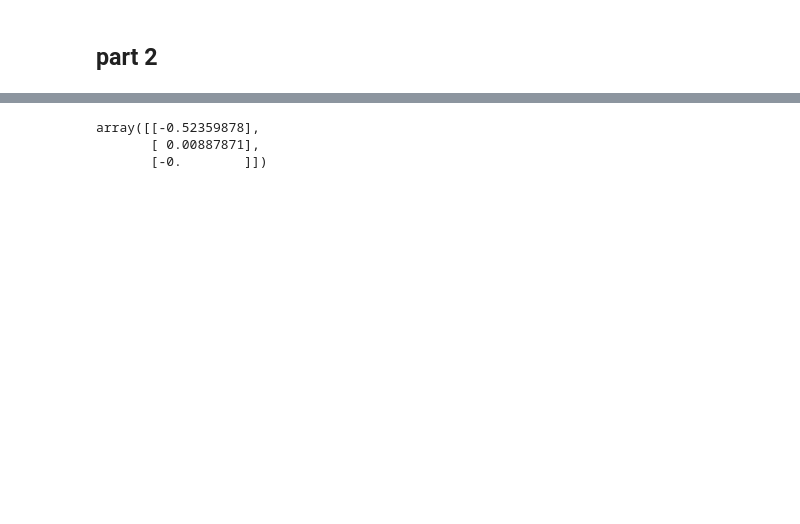
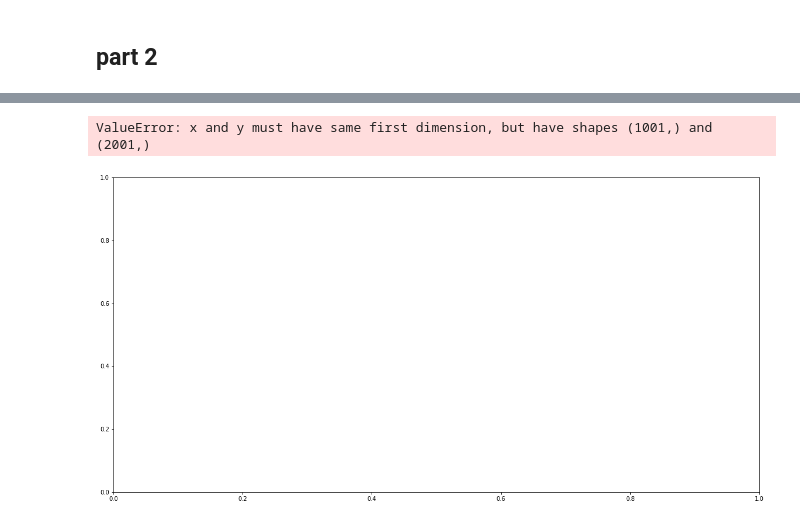
Before and after one commit to cplan082-tech/Adaptive_Control, a Jupyter notebook: assignments/final/Plante_Clive_final.ipynb, the cells around one changed output, grey strips where cells are left out. Saved outputs shown, nothing was run; the diff lists cells and outputs as text; code cells hidden in the pictures; blank space fills up the shorter version.

```diff
--- a/assignments/final/Plante_Clive_final.ipynb
+++ b/assignments/final/Plante_Clive_final.ipynb
@@ -112,10 +120,12 @@ e_w0 = w0
 e_I0 = I0 - E_bar/Ra_val
 
 R = 0.05
-q = np.array([[1, 0],
-            [0, 1]])
+q = np.array([[1, 0, 0],
+            [0, 1, 0],
+             [0, 0, 1]])
 
-W0 = np.random.randint(0,10,(1, NL)).T
+# W0 = np.random.randint(0,10,(1, NL)).T
+W0 = np.array([6, 8, 0, 9, 5, 0, 4, 1, 5])
 W = [W0]
 
 xk = [np.array([e_theta0, e_w0, e_I0]).reshape(-1,1)]
@@ -129,6 +139,6 @@ del_phi = sp.Matrix([[diff(phi, e_theta)], [diff(phi, e_w)], [diff(phi, e_I)]])
 
 phi_func = sp.lambdify([e_theta, e_w, e_I], phi)
 del_phi_func = sp.lambdify([e_theta, e_w, e_I], del_phi)
-# phi = np.array([]).reshape(-1,1)
 
+lst_phi = [phi_func(*xk[-1].T.tolist()[0])]
 lst_u = [float((-gamma/(2*R)*g_xk_subd.T@del_phi_func(*xk[-1].T.tolist()[0])@W[-1]).reshape(()))]
@@ -137,6 +144,0 @@ lst_u = [float((-gamma/(2*R)*g_xk_subd.T@del_phi_func(*xk[-1].T.tolist()[0])@W[-
-# %%
-stop_time = 20 # in seconds
-cycles = int(stop_time//Ts)
-
-for k in range(cycles):
-    xk.append(f_xk_func(*xk[-1].T.tolist()[0]) + g_xk_subd*lst_u[-1])
@@ -147,6 +145,56 @@ len(xk)
-# %%
-f_xk_func(*xk[-1].tolist()[0])
-# %% [output]
-array([[-0.52359878],
-       [ 0.00887871],
-       [-0.        ]])
+# %%
+stop_time = 20 # in seconds
+cycles = int(stop_time//Ts)
+cnt_limit = 1000
+eps = 1e-3
+
+t = [0]
+k = 0
+Wji = 0
+while (k < cycles):
+#     print(cnt)
+#     input("halt")
+    Wj_idx = k
+    k+=1
+    t.append(k*Ts)
+
+    Phi = lst_phi[-1].T # phi(x_k) (column vec)
+
+    xk.append(f_xk_func(*xk[-1].T.tolist()[0]) + g_xk_subd*lst_u[-1])
+
+    lst_phi.append(phi_func(*xk[-1].T.tolist()[0]))
+
+    rk = (xk[-2].T@q@xk[-2]).reshape(()) + R*lst_u[-1]**2 + gamma*lst_phi[-1]@W[-1]
+
+    cnt = 0
+    while ((abs(Wji - W[-1]) < eps).all() | cnt < cnt_limit):
+#         print("\n")
+#         print(f" W[-1]: {W[-1]}")
+#         print(f" Wji: {Wji}")
+#         print(f"Phi: {Phi}")
+#         input("halt")
+        Wji = W[-1]
+        try:
+            W.append(Wji - alpha*Phi*(Phi.T@Wji - rk))
+        except RuntimeWarning:
+            print("hit")
+            print(cnt)
+        xk.append(f_xk_func(*xk[-1].T.tolist()[0]) + g_xk_subd*lst_u[-1]) # Measurment
+        k+=1
+        t.append(k*Ts)
+        lst_u.append(float((-gamma/(2*R)*g_xk_subd.T@del_phi_func(*xk[-1].T.tolist()[0])@W[Wj_idx]).reshape(())))
+        Phi = lst_phi[-1].T # phi(x_k) (column vec)
+        lst_phi.append(phi_func(*xk[-1].T.tolist()[0]))
+        rk = (xk[-2].T@q@xk[-2]).reshape(()) + R*lst_u[-1]**2 + gamma*lst_phi[-1]@W[Wj_idx]
+        cnt+=1
+
+    lst_u.append(float((-gamma/(2*R)*g_xk_subd.T@del_phi_func(*xk[-1].T.tolist()[0])@W[-1]).reshape(())))
+
+
+for j in range(NL):
+    plt.plot(t[0:2001], [float((W[i][j]).reshape(())) for i in range(len(W))])
+
+plt.show()
+# %% [output]
+ValueError: x and y must have same first dimension, but have shapes (1001,) and (2001,)
+[figure, added]
```
Also changed, not shown: parts of 13 cells of this notebook.
